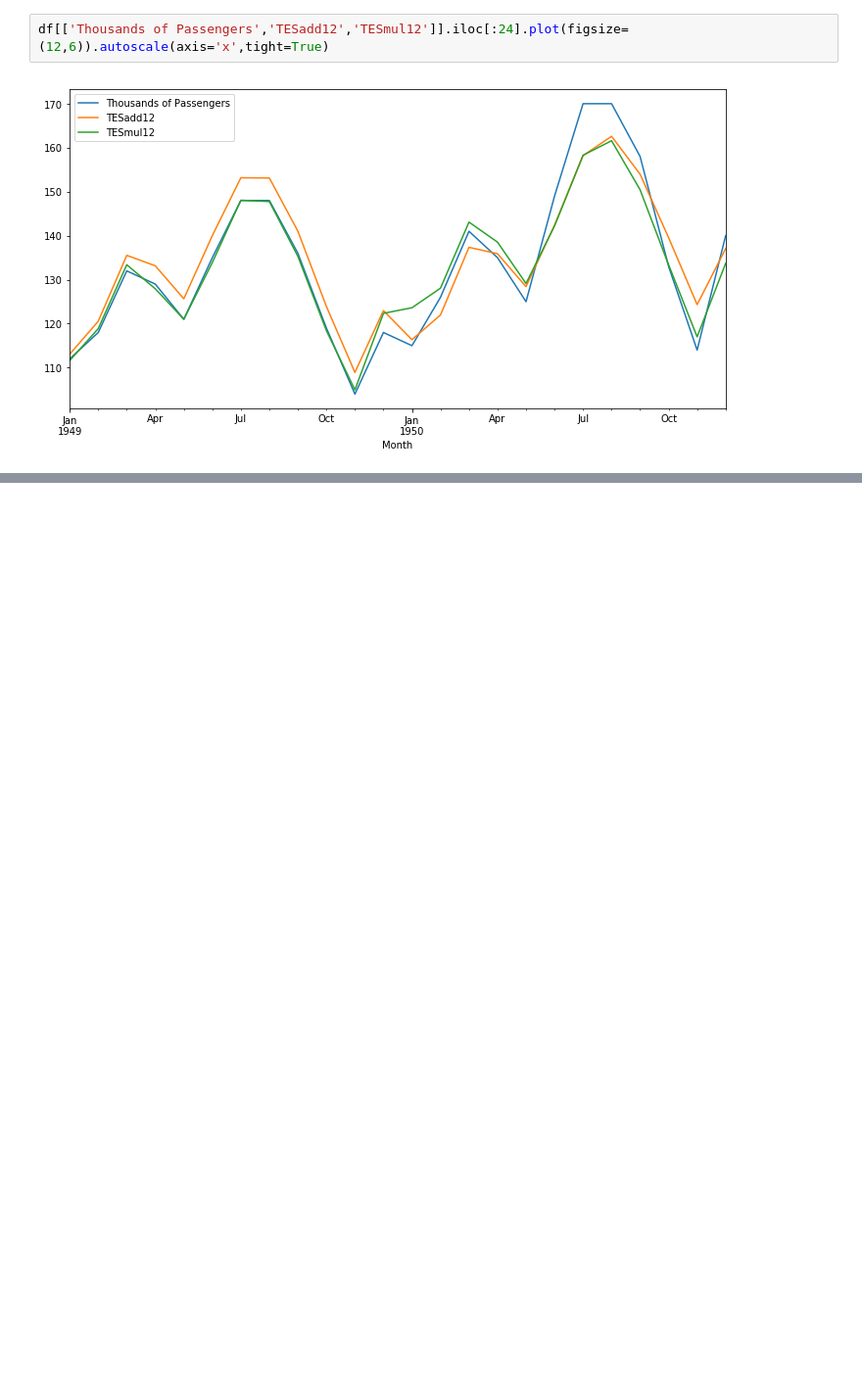
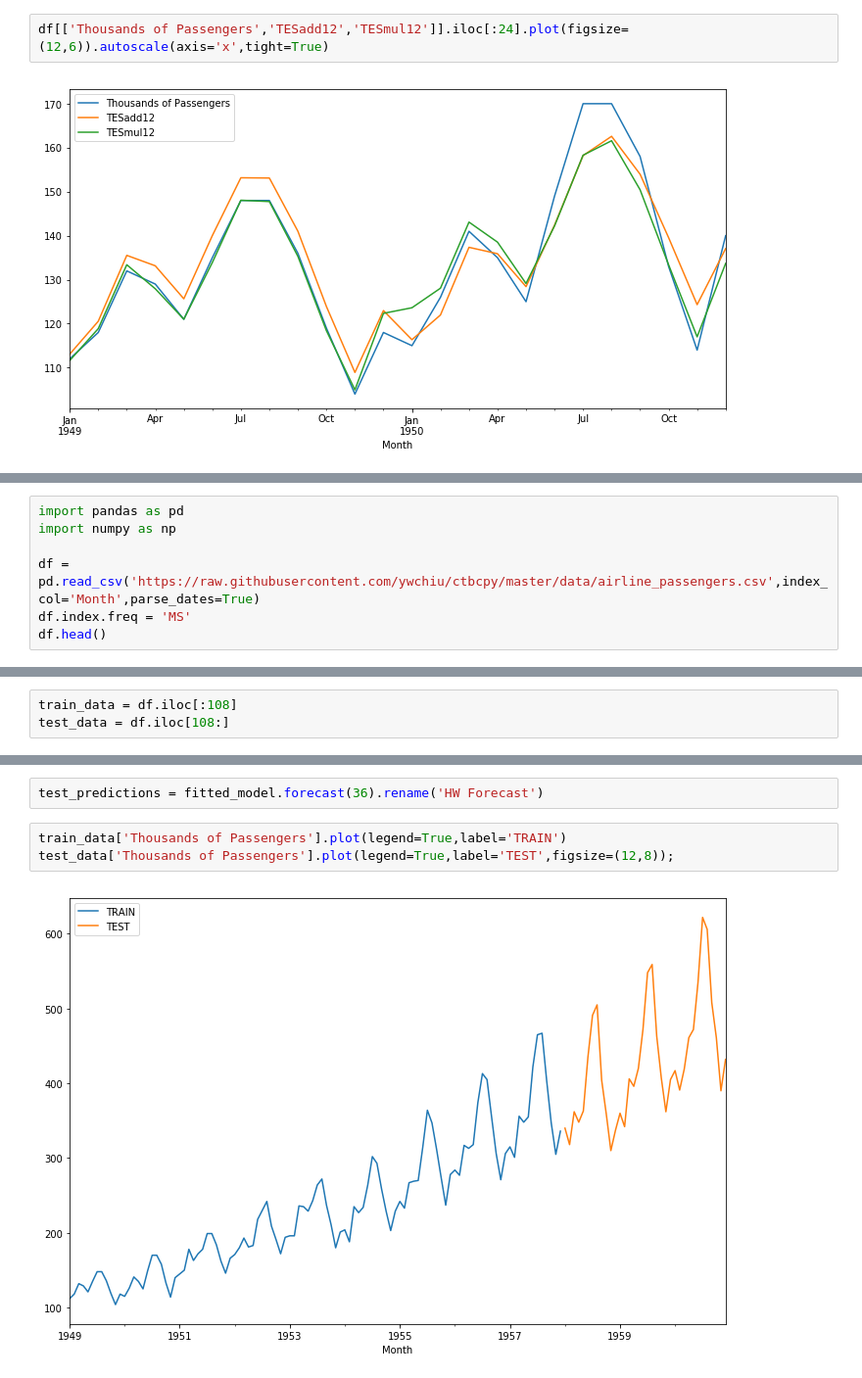
Before and after one commit to ywchiu/ctbcpy, a Jupyter notebook: Demo20190506.ipynb, the cells around one changed output, grey strips where cells are left out. Shown at 98% size. Saved outputs shown, nothing was run; the diff lists cells and outputs as text; blank space fills up the shorter version.

```diff
--- a/Demo20190506.ipynb
+++ b/Demo20190506.ipynb
@@ -187,0 +209,7 @@ df[['Thousands of Passengers','TESadd12','TESmul12']].iloc[:24].plot(figsize=(12
+# %%
+import pandas as pd
+import numpy as np
+
+df = pd.read_csv('https://raw.githubusercontent.com/ywchiu/ctbcpy/master/data/airline_passengers.csv',index_col='Month',parse_dates=True)
+df.index.freq = 'MS'
+df.head()
@@ -187,0 +228,3 @@ df[['Thousands of Passengers','TESadd12','TESmul12']].iloc[:24].plot(figsize=(12
+# %%
+train_data = df.iloc[:108]
+test_data = df.iloc[108:]
@@ -187,0 +275,7 @@ df[['Thousands of Passengers','TESadd12','TESmul12']].iloc[:24].plot(figsize=(12
+# %%
+test_predictions = fitted_model.forecast(36).rename('HW Forecast')
+# %%
+train_data['Thousands of Passengers'].plot(legend=True,label='TRAIN')
+test_data['Thousands of Passengers'].plot(legend=True,label='TEST',figsize=(12,8));
+# %% [output]
+[figure, added]
```
Also changed, not shown: parts of 44 cells of this notebook.
